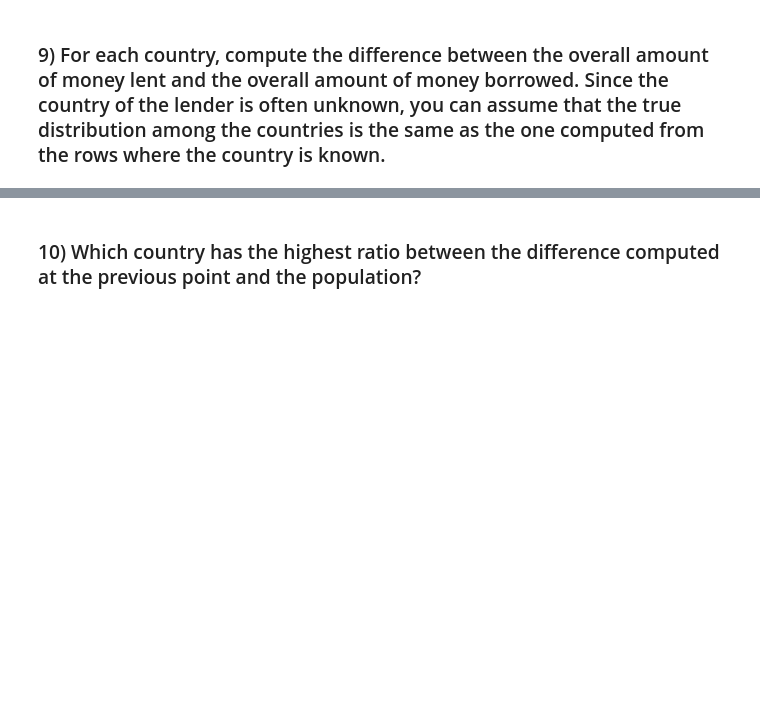
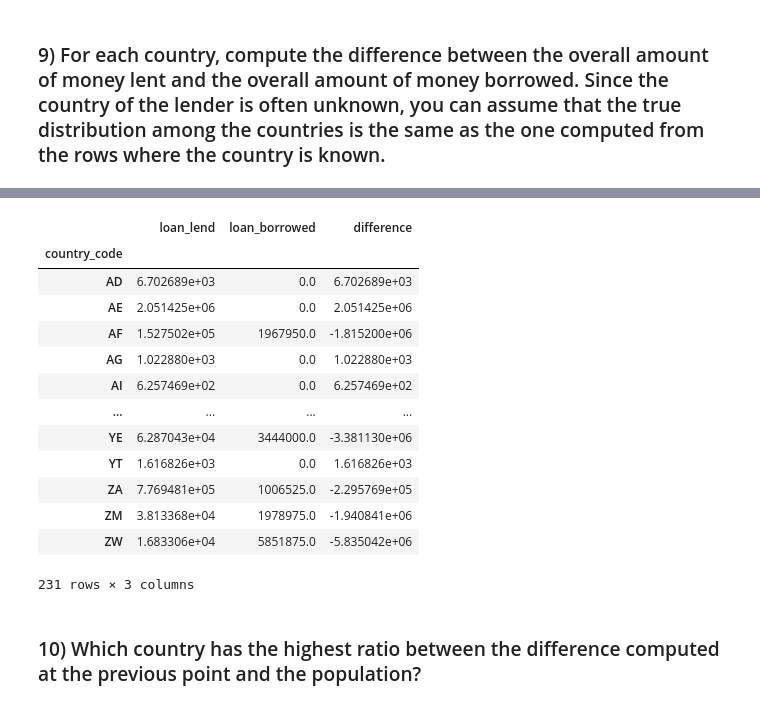
Before and after one commit to mliccia/FoCS, a Jupyter notebook: FoCS_799368.ipynb, the cells around one changed output, grey strips where cells are left out. Saved outputs shown, nothing was run; the diff lists cells and outputs as text; code cells hidden in the pictures; blank space fills up the shorter version.

```diff
--- a/FoCS_799368.ipynb
+++ b/FoCS_799368.ipynb
@@ -375,0 +536,6 @@ borrowed_perc_y.to_csv('C:/Users/matal/Desktop/borrowed_perc_y.csv', index=False
+# %%
+## A partire dalla tabella money_per_lenders si associano le nazionalità attingendo dalla tabella lenders appena prodotta
+
+money_per_lenders.rename(columns={'lenders': 'permanent_name'}, inplace=True)
+money_per_lenders = money_per_lenders.merge(lenders[['permanent_name', 'country_code']], on='permanent_name')
+money_per_lenders
@@ -375,0 +556,7 @@ borrowed_perc_y.to_csv('C:/Users/matal/Desktop/borrowed_perc_y.csv', index=False
+# %%
+## Calcolo totale dei finanziamenti effettuati, diviso per nazione
+
+money_lend_per_country = money_per_lenders.groupby(by='country_code').sum()
+money_lend_per_country = pd.DataFrame(money_lend_per_country)
+money_lend_per_country.rename(columns={'loan_amount_per_person': 'loan_lend'}, inplace=True)
+money_lend_per_country
@@ -375,0 +578,7 @@ borrowed_perc_y.to_csv('C:/Users/matal/Desktop/borrowed_perc_y.csv', index=False
+# %%
+## Calcolo totale dei finanziamenti ottenuti, diviso per nazione
+
+money_borrowed_per_country = loans.groupby(by='country_code').loan_amount.sum()
+money_borrowed_per_country = pd.DataFrame(money_borrowed_per_country)
+money_borrowed_per_country.rename(columns={'loan_amount': 'loan_borrowed'}, inplace=True)
+money_borrowed_per_country
@@ -375,0 +600,22 @@ borrowed_perc_y.to_csv('C:/Users/matal/Desktop/borrowed_perc_y.csv', index=False
+# %%
+## Differenza finanziamenti effettuati - finanziamenti ottenuti
+
+difference_lend_borrowed = money_lend_per_country.merge(money_borrowed_per_country, on='country_code', how='left')
+difference_lend_borrowed.fillna(0, inplace=True)
+difference_lend_borrowed['difference'] = difference_lend_borrowed.loan_lend - difference_lend_borrowed.loan_borrowed
+difference_lend_borrowed
+# %% [output]
+|  | loan_lend | loan_borrowed | difference |
+| country_code |  |  |  |
+| AD | 6.702689e+03 | 0.0 | 6.702689e+03 |
+| AE | 2.051425e+06 | 0.0 | 2.051425e+06 |
+| AF | 1.527502e+05 | 1967950.0 | -1.815200e+06 |
+| AG | 1.022880e+03 | 0.0 | 1.022880e+03 |
+| AI | 6.257469e+02 | 0.0 | 6.257469e+02 |
+| ... | ... | ... | ... |
+| YE | 6.287043e+04 | 3444000.0 | -3.381130e+06 |
+| YT | 1.616826e+03 | 0.0 | 1.616826e+03 |
+| ZA | 7.769481e+05 | 1006525.0 | -2.295769e+05 |
+| ZM | 3.813368e+04 | 1978975.0 | -1.940841e+06 |
+| ZW | 1.683306e+04 | 5851875.0 | -5.835042e+06 |
+231 rows × 3 columns
```
Also changed, not shown: parts of 18 cells of this notebook.
